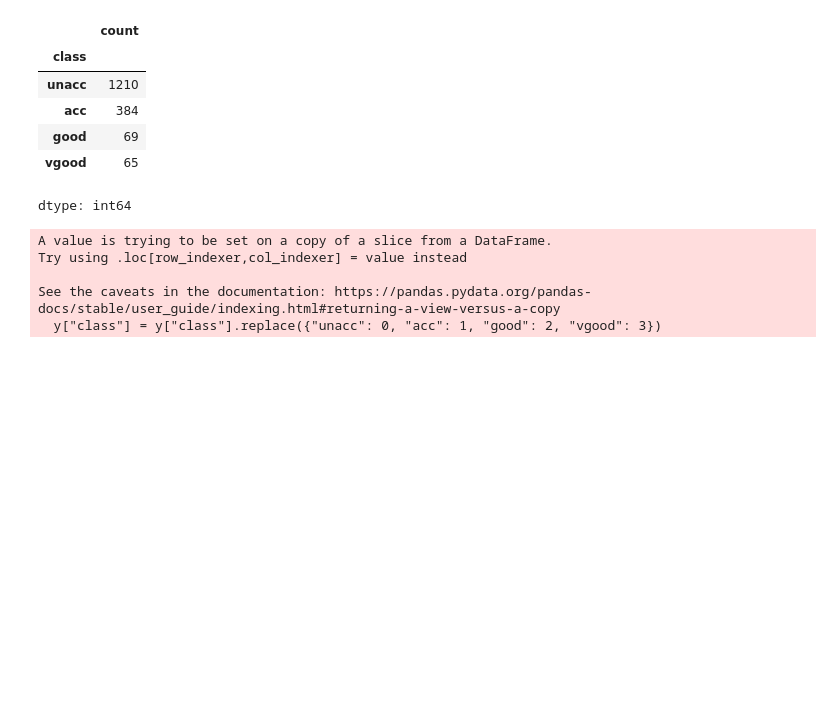
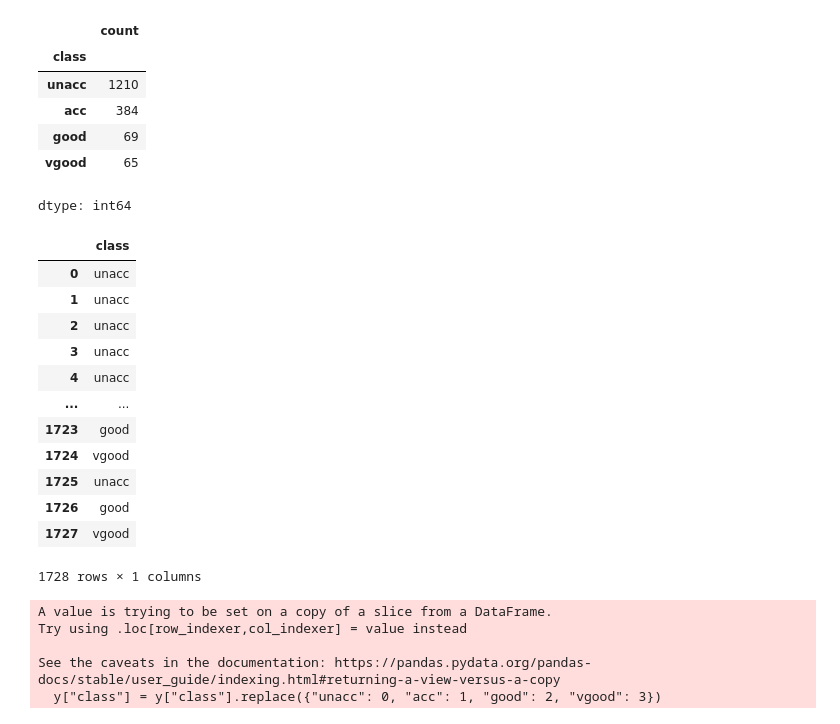
Before and after one commit to ChaoanLi/BIBD4ML, a Jupyter notebook: Project.ipynb, the cells around one changed output. Drawn from its saved outputs; the diff is of its cells as text; code cells hidden in the pictures; blank space fills up the shorter version.

```diff
--- a/Project.ipynb
+++ b/Project.ipynb
@@ -968,8 +1016,8 @@ k-NN CV Accuracy: 0.9553515004177424
 # %%
-abalone = fetch_ucirepo(id=19)
+car_evaluation = fetch_ucirepo(id=19)
 
-X = abalone.data.features
-y = abalone.data.targets
+X = car_evaluation.data.features
+y = car_evaluation.data.targets
 # %%
 X
 # %% [output]
@@ -998,6 +1046,22 @@ y.value_counts()
 | good | 69 |
 | vgood | 65 |
 dtype: int64
+# %%
+y
+# %% [output]
+|  | class |
+| 0 | unacc |
+| 1 | unacc |
+| 2 | unacc |
+| 3 | unacc |
+| 4 | unacc |
+| ... | ... |
+| 1723 | good |
+| 1724 | vgood |
+| 1725 | unacc |
+| 1726 | good |
+| 1727 | vgood |
+1728 rows × 1 columns
 # %%
 y["class"] = y["class"].replace({"unacc": 0, "acc": 1, "good": 2, "vgood": 3})
 # %% [output]
```
Also changed, not shown: parts of 66 cells of this notebook.
